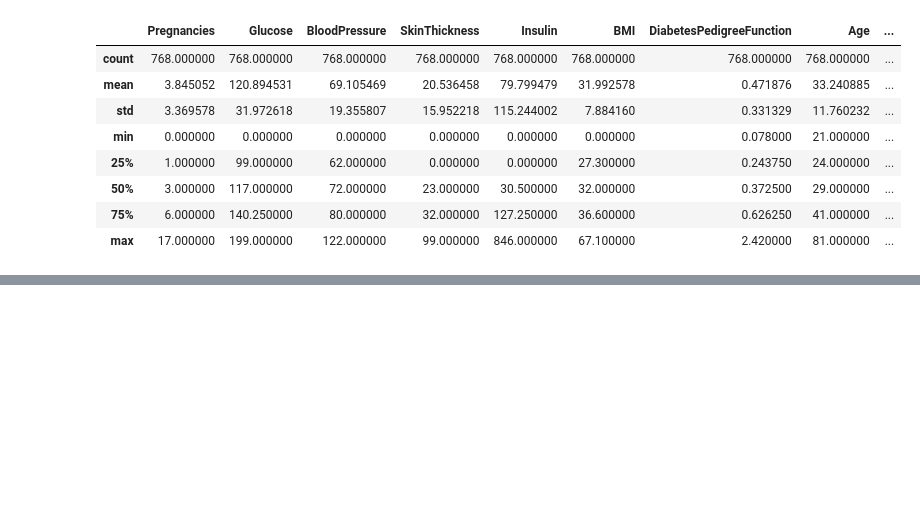
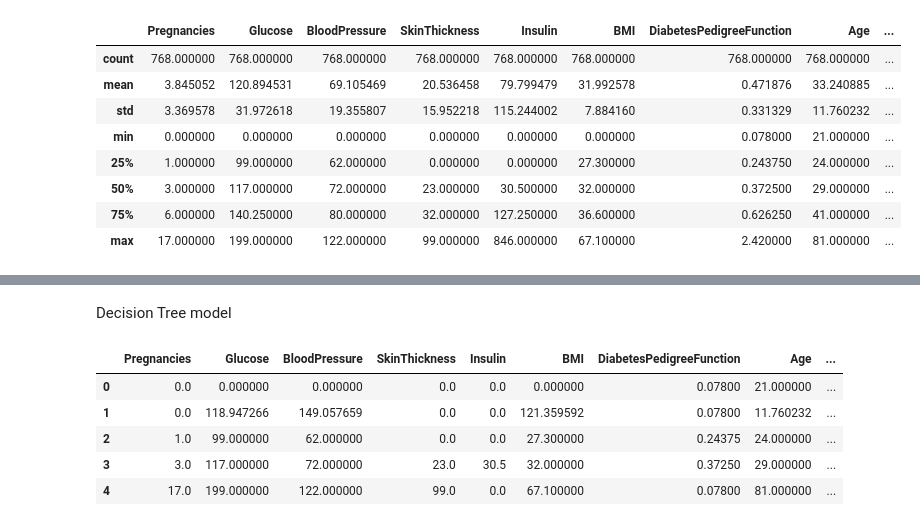
Before and after one commit to 4GeeksAcademy/Kurganova_TREE, a Jupyter notebook: src/explore.ipynb, the cells around one changed output, grey strips where cells are left out. Cells and saved outputs as stored; diff of their text form; code cells hidden in the pictures; blank space fills up the shorter version.

```diff
--- a/src/explore.ipynb
+++ b/src/explore.ipynb
@@ -229,0 +404,14 @@ dataset1
+# %% [markdown]
+Decision Tree model
+# %%
+train_data = pd.read_csv("../data/processed/clean_train.csv")
+test_data = pd.read_csv("../data/processed/clean_test.csv")
+
+train_data.head()
+# %% [output]
+|  | Pregnancies | Glucose | BloodPressure | SkinThickness | Insulin | BMI | DiabetesPedigreeFunction | Age | ... |
+| 0 | 0.0 | 0.000000 | 0.000000 | 0.0 | 0.0 | 0.000000 | 0.07800 | 21.000000 | ... |
+| 1 | 0.0 | 118.947266 | 149.057659 | 0.0 | 0.0 | 121.359592 | 0.07800 | 11.760232 | ... |
+| 2 | 1.0 | 99.000000 | 62.000000 | 0.0 | 0.0 | 27.300000 | 0.24375 | 24.000000 | ... |
+| 3 | 3.0 | 117.000000 | 72.000000 | 23.0 | 30.5 | 32.000000 | 0.37250 | 29.000000 | ... |
+| 4 | 17.0 | 199.000000 | 122.000000 | 99.0 | 0.0 | 67.100000 | 0.07800 | 81.000000 | ... |
```
Also changed, not shown: parts of 23 cells of this notebook, 4 other files.
